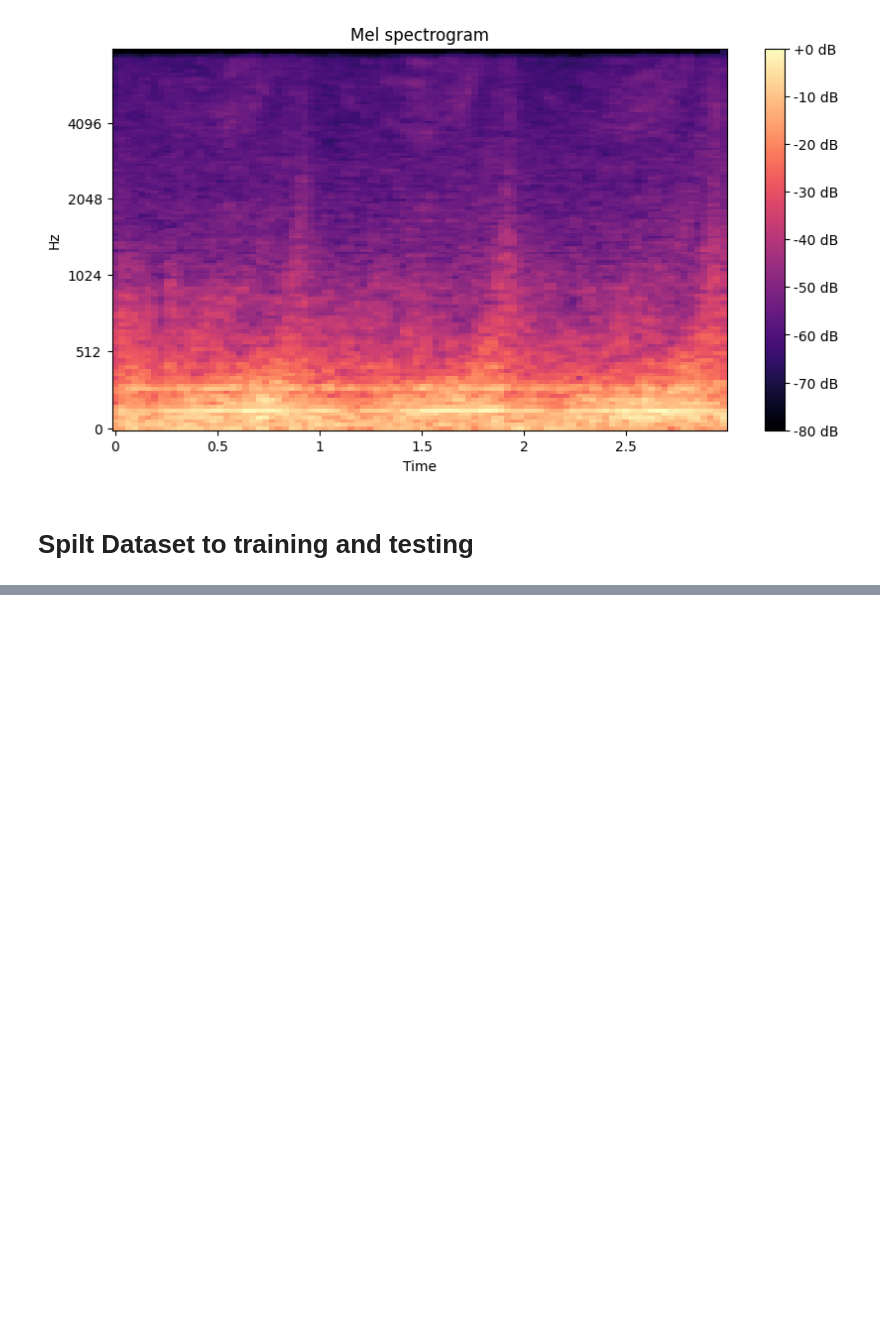
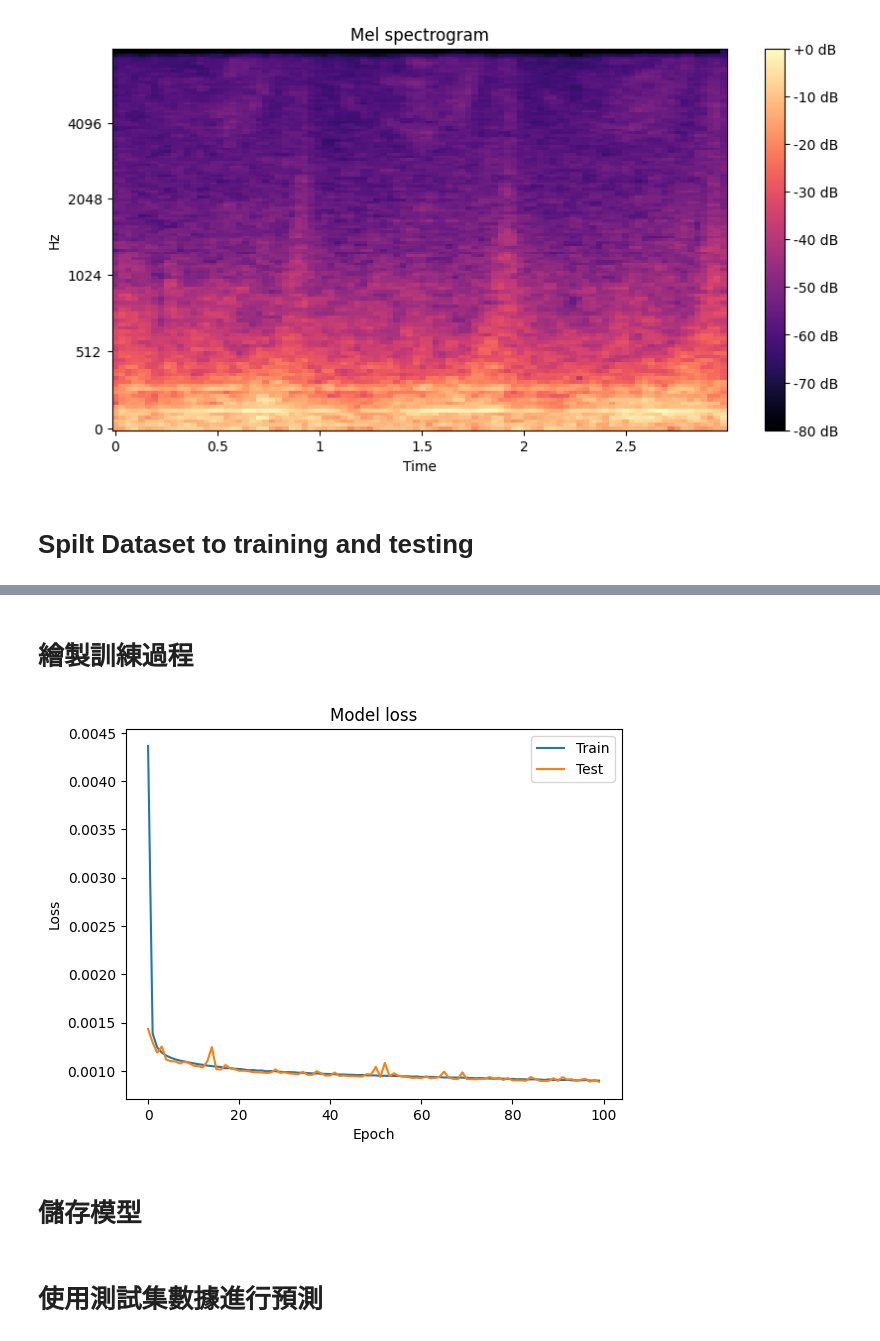
Before and after one commit to BoshiLee/wind_turbin_anomaly_detection, a Jupyter notebook: mel_model_training.ipynb, the cells around one changed output, grey strips where cells are left out. Saved outputs shown, nothing was run; the diff lists cells and outputs as text; code cells hidden in the pictures; blank space fills up the shorter version.

```diff
--- a/mel_model_training.ipynb
+++ b/mel_model_training.ipynb
@@ -65,0 +72,14 @@ print("測試集數據形狀:", test_data.shape)
+# %%
+# 調整數據的形狀
+train_data = train_data.reshape(train_data.shape[0], train_data.shape[1], train_data.shape[2], 1)
+val_data = val_data.reshape(val_data.shape[0], val_data.shape[1], val_data.shape[2], 1)
+test_data = test_data.reshape(test_data.shape[0], test_data.shape[1], test_data.shape[2], 1)
+
+# 數據歸一化到 [0, 1]
+train_data = (train_data - train_data.min()) / (train_data.max() - train_data.min())
+val_data = (val_data - val_data.min()) / (val_data.max() - val_data.min())
+test_data = (test_data - test_data.min()) / (test_data.max() - test_data.min())
+# 打印轉換後的數據形狀
+print("訓練集數據形狀:", train_data.shape)
+print("驗證集數據形狀:", val_data.shape)
+print("測試集數據形狀:", test_data.shape)
@@ -65,0 +122,17 @@ print("測試集數據形狀:", test_data.shape)
+# %%
+# 指定輸入形狀
+input_shape = np.shape(train_data)[1:]
+
+# 創建 CNN Autoencoder 模型
+autoencoder = create_cnn_autoencoder(input_shape)
+# %%
+from tensorflow.keras.optimizers import Adam
+# 設定初始學習率
+initial_learning_rate = 0.01
+
+# 創建 Adam 優化器並指定學習率
+optimizer = Adam(learning_rate=initial_learning_rate)
+
+
+# 編譯模型
+autoencoder.compile(optimizer='adam', loss='mse')
@@ -65,0 +141,6 @@ print("測試集數據形狀:", test_data.shape)
+# %%
+history = autoencoder.fit(train_data, train_data,
+                epochs=100,
+                batch_size=16,
+                shuffle=True,
+                validation_data=(test_data, test_data))
@@ -65,0 +173,14 @@ print("測試集數據形狀:", test_data.shape)
+# %% [markdown]
+# 繪製訓練過程
+# %%
+plt.plot(history.history['loss'])
+plt.plot(history.history['val_loss'])
+plt.title('Model loss')
+plt.ylabel('Loss')
+plt.xlabel('Epoch')
+plt.legend(['Train', 'Test'], loc='upper right')
+plt.show()
+# %% [output]
+[figure, added]
+# %% [markdown]
+# 儲存模型
@@ -65,0 +189,2 @@ print("測試集數據形狀:", test_data.shape)
+# %% [markdown]
+# 使用測試集數據進行預測
```
Also changed, not shown: parts of 18 cells of this notebook, 2 other files.
